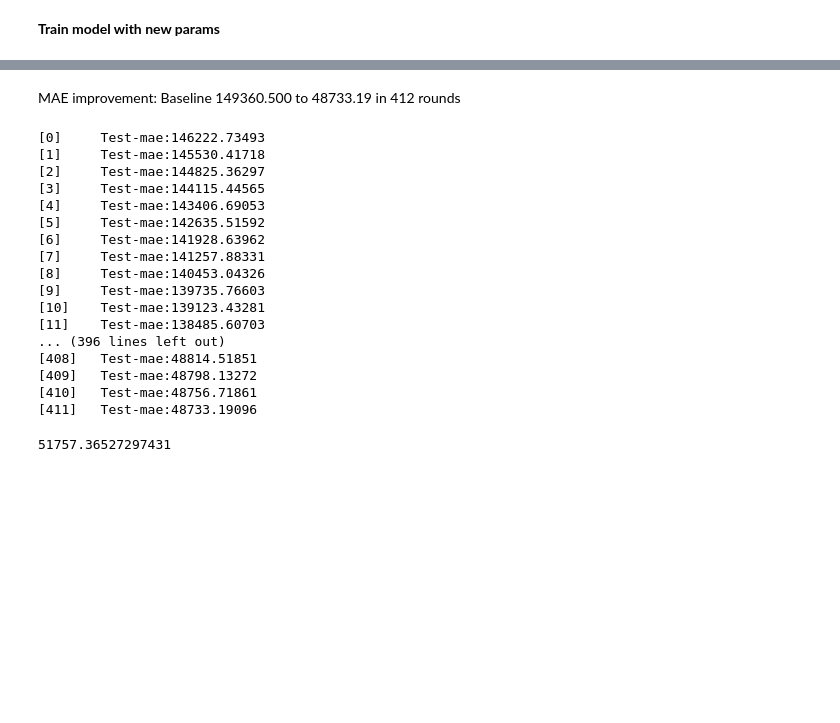
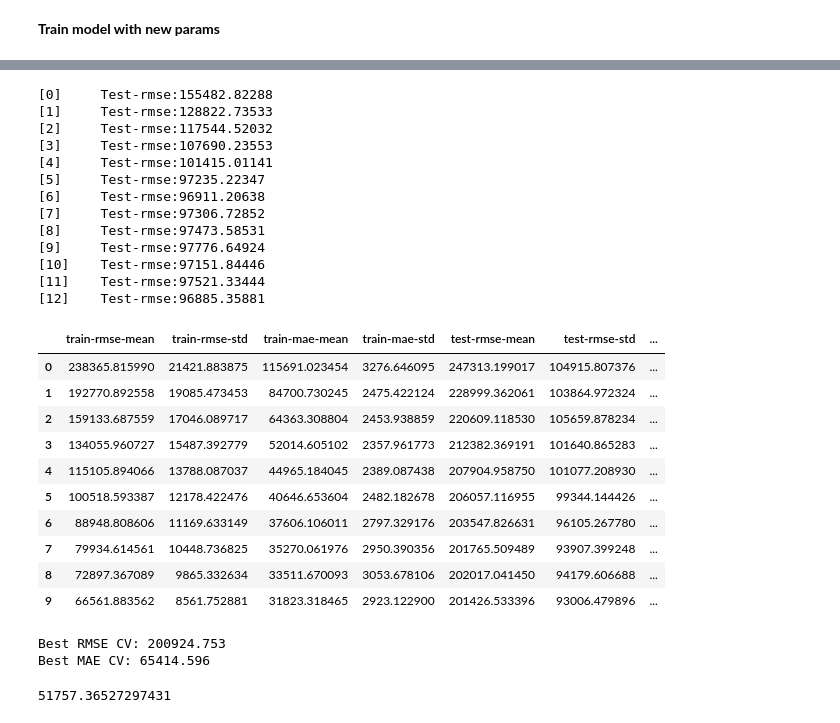
Before and after one commit to mvizzini951/MS2_NIL, a Jupyter notebook: XGBoost_Supervised_Football.ipynb, the cells around one changed output, grey strips where cells are left out. Cells and saved outputs as stored; diff of their text form; code cells hidden in the pictures; blank space fills up the shorter version.

```diff
--- a/XGBoost_Supervised_Football.ipynb
+++ b/XGBoost_Supervised_Football.ipynb
@@ -661,6 +626,4 @@ print("Best MAE: {:.2f} in {} rounds".format(model.best_score, model.best_iterat
 Best MAE: 48733.19 in 412 rounds
-# %% [markdown]
-MAE improvement: Baseline 149360.500 to 48733.19 in 412 rounds
 # %%
 # Best rounds known, take out early stopping
 params
@@ -680,24 +643,58 @@ best_model = xgb.train(
     num_boost_round=num_boost_round,
     evals=[(dtest_reg, "Test")]
 )
+
+predictions = best_model.predict(dtest_reg)
 # %% [output]
-[0]     Test-mae:146222.73493
-[1]     Test-mae:145530.41718
-[2]     Test-mae:144825.36297
-[3]     Test-mae:144115.44565
-[4]     Test-mae:143406.69053
-[5]     Test-mae:142635.51592
-[6]     Test-mae:141928.63962
-[7]     Test-mae:141257.88331
-[8]     Test-mae:140453.04326
-[9]     Test-mae:139735.76603
-[10]    Test-mae:139123.43281
-[11]    Test-mae:138485.60703
-... (396 lines left out)
-[408]   Test-mae:48814.51851
-[409]   Test-mae:48798.13272
-[410]   Test-mae:48756.71861
-[411]   Test-mae:48733.19096
+[0]     Test-rmse:155482.82288
+[1]     Test-rmse:128822.73533
+[2]     Test-rmse:117544.52032
+[3]     Test-rmse:107690.23553
+[4]     Test-rmse:101415.01141
+[5]     Test-rmse:97235.22347
+[6]     Test-rmse:96911.20638
+[7]     Test-rmse:97306.72852
+[8]     Test-rmse:97473.58531
+[9]     Test-rmse:97776.64924
+[10]    Test-rmse:97151.84446
+[11]    Test-rmse:97521.33444
+[12]    Test-rmse:96885.35881
+# %%
+cv_results = xgb.cv(
+    params,
+    dtrain_reg,
+    num_boost_round=num_boost_round,
+    seed=42,
+    nfold=5,
+    metrics={'mae', 'rmse'},
+
+)
+
+#df containing each folds results
+cv_results.head(10)
+# %% [output]
+|  | train-rmse-mean | train-rmse-std | train-mae-mean | train-mae-std | test-rmse-mean | test-rmse-std | ... |
+| 0 | 238365.815990 | 21421.883875 | 115691.023454 | 3276.646095 | 247313.199017 | 104915.807376 | ... |
+| 1 | 192770.892558 | 19085.473453 | 84700.730245 | 2475.422124 | 228999.362061 | 103864.972324 | ... |
+| 2 | 159133.687559 | 17046.089717 | 64363.308804 | 2453.938859 | 220609.118530 | 105659.878234 | ... |
+| 3 | 134055.960727 | 15487.392779 | 52014.605102 | 2357.961773 | 212382.369191 | 101640.865283 | ... |
+| 4 | 115105.894066 | 13788.087037 | 44965.184045 | 2389.087438 | 207904.958750 | 101077.208930 | ... |
+| 5 | 100518.593387 | 12178.422476 | 40646.653604 | 2482.182678 | 206057.116955 | 99344.144426 | ... |
+| 6 | 88948.808606 | 11169.633149 | 37606.106011 | 2797.329176 | 203547.826631 | 96105.267780 | ... |
+| 7 | 79934.614561 | 10448.736825 | 35270.061976 | 2950.390356 | 201765.509489 | 93907.399248 | ... |
+| 8 | 72897.367089 | 9865.332634 | 33511.670093 | 3053.678106 | 202017.041450 | 94179.606688 | ... |
+| 9 | 66561.883562 | 8561.752881 | 31823.318465 | 2923.122900 | 201426.533396 | 93006.479896 | ... |
+# %%
+# best_mae = cv_results['test-mae-mean'].min()
+# best_mae
+
+best_rmse = cv_results['test-rmse-mean'].min()
+best_rmse
+print(f"Best RMSE CV: {best_rmse:.3f}")
+print(f"Best MAE CV: {best_mae:.3f}")
+# %% [output]
+Best RMSE CV: 200924.753
+Best MAE CV: 65414.596
 # %%
 mean_absolute_error(best_model.predict(dtest_reg), y_test)
 # %% [output]
```
Also changed, not shown: parts of 31 cells of this notebook.
